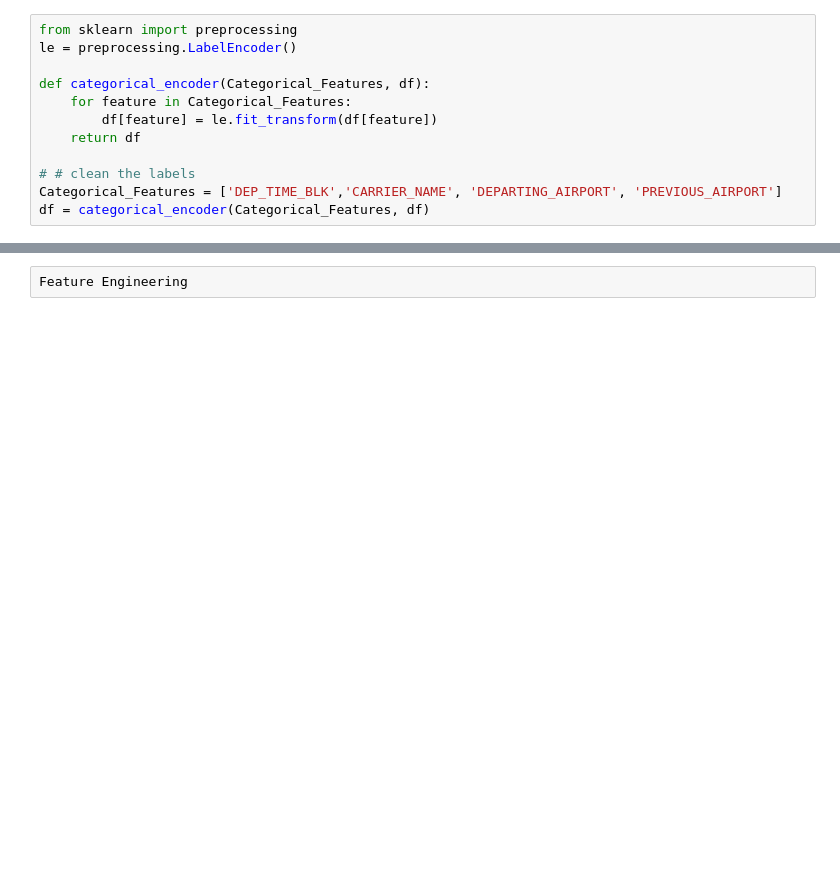
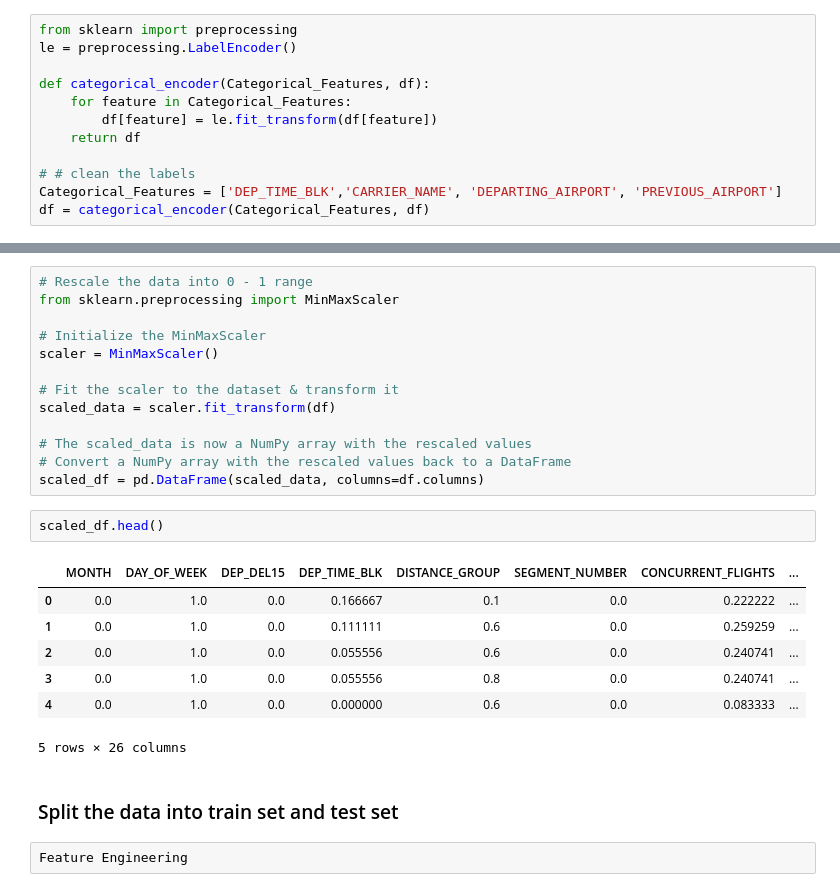
Before and after one commit to RehamTousoun/DataAnalytics_Capstone, a Jupyter notebook: flightDelay.ipynb, the cells around one changed output, grey strips where cells are left out. Drawn from its saved outputs; the diff is of its cells as text; blank space fills up the shorter version.

Commit message:
Normalize the dataset using Min-Max scaling.

```diff
--- a/flightDelay.ipynb
+++ b/flightDelay.ipynb
@@ -535,2 +532,27 @@ The Scikit-learn StandardScaler is used to rescale numeric columns, especially f
+# %%
+# Rescale the data into 0 - 1 range
+from sklearn.preprocessing import MinMaxScaler
+
+# Initialize the MinMaxScaler
+scaler = MinMaxScaler()
+
+# Fit the scaler to the dataset & transform it
+scaled_data = scaler.fit_transform(df)
+
+# The scaled_data is now a NumPy array with the rescaled values
+# Convert a NumPy array with the rescaled values back to a DataFrame
+scaled_df = pd.DataFrame(scaled_data, columns=df.columns)
+# %%
+scaled_df.head()
+# %% [output]
+|  | MONTH | DAY_OF_WEEK | DEP_DEL15 | DEP_TIME_BLK | DISTANCE_GROUP | SEGMENT_NUMBER | CONCURRENT_FLIGHTS | ... |
+| 0 | 0.0 | 1.0 | 0.0 | 0.166667 | 0.1 | 0.0 | 0.222222 | ... |
+| 1 | 0.0 | 1.0 | 0.0 | 0.111111 | 0.6 | 0.0 | 0.259259 | ... |
+| 2 | 0.0 | 1.0 | 0.0 | 0.055556 | 0.6 | 0.0 | 0.240741 | ... |
+| 3 | 0.0 | 1.0 | 0.0 | 0.055556 | 0.8 | 0.0 | 0.240741 | ... |
+| 4 | 0.0 | 1.0 | 0.0 | 0.000000 | 0.6 | 0.0 | 0.083333 | ... |
+5 rows × 26 columns
+# %% [markdown]
+### Split the data into train set and test set
 # %%
 Feature Engineering
```
Also changed, not shown: parts of 9 cells of this notebook.
